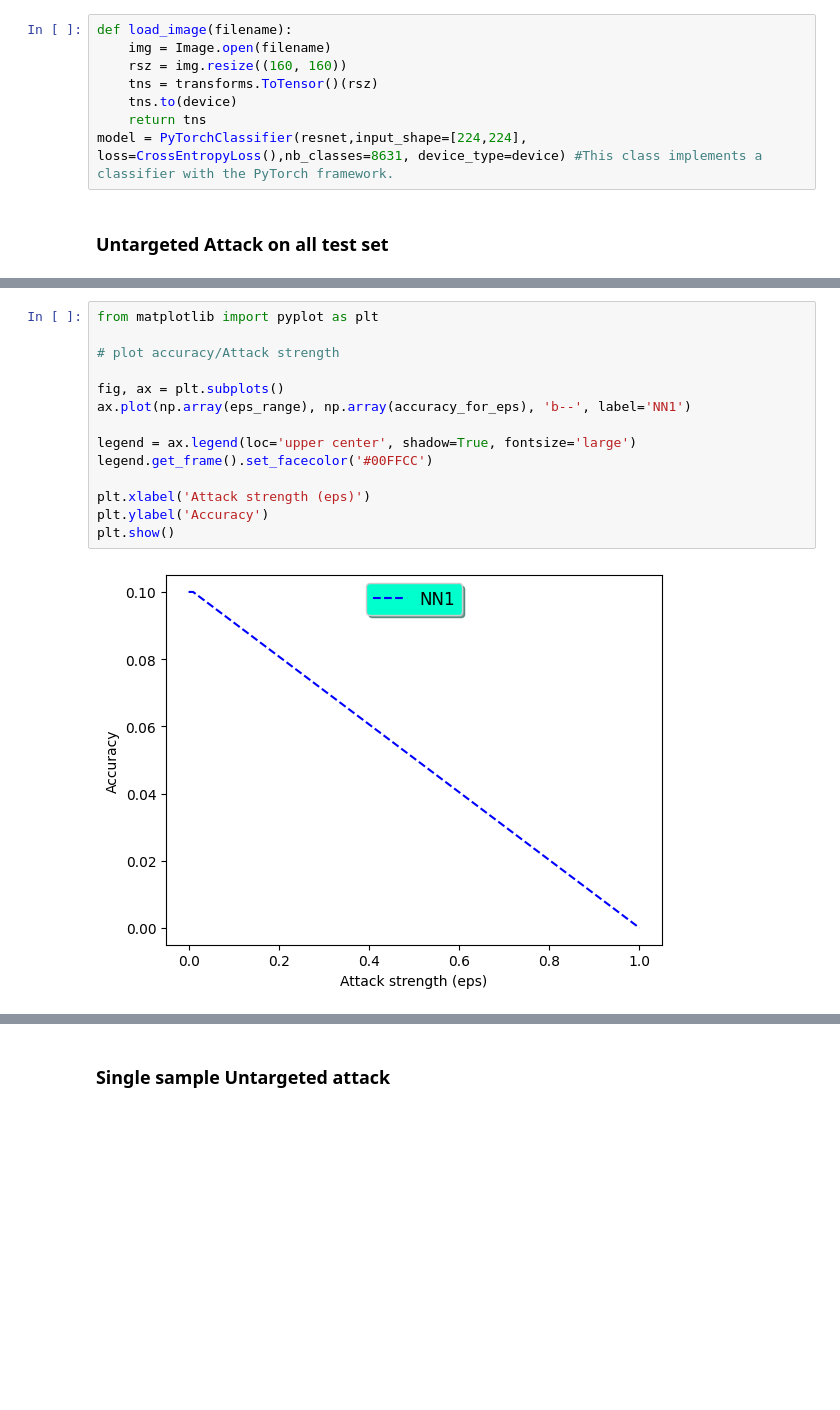
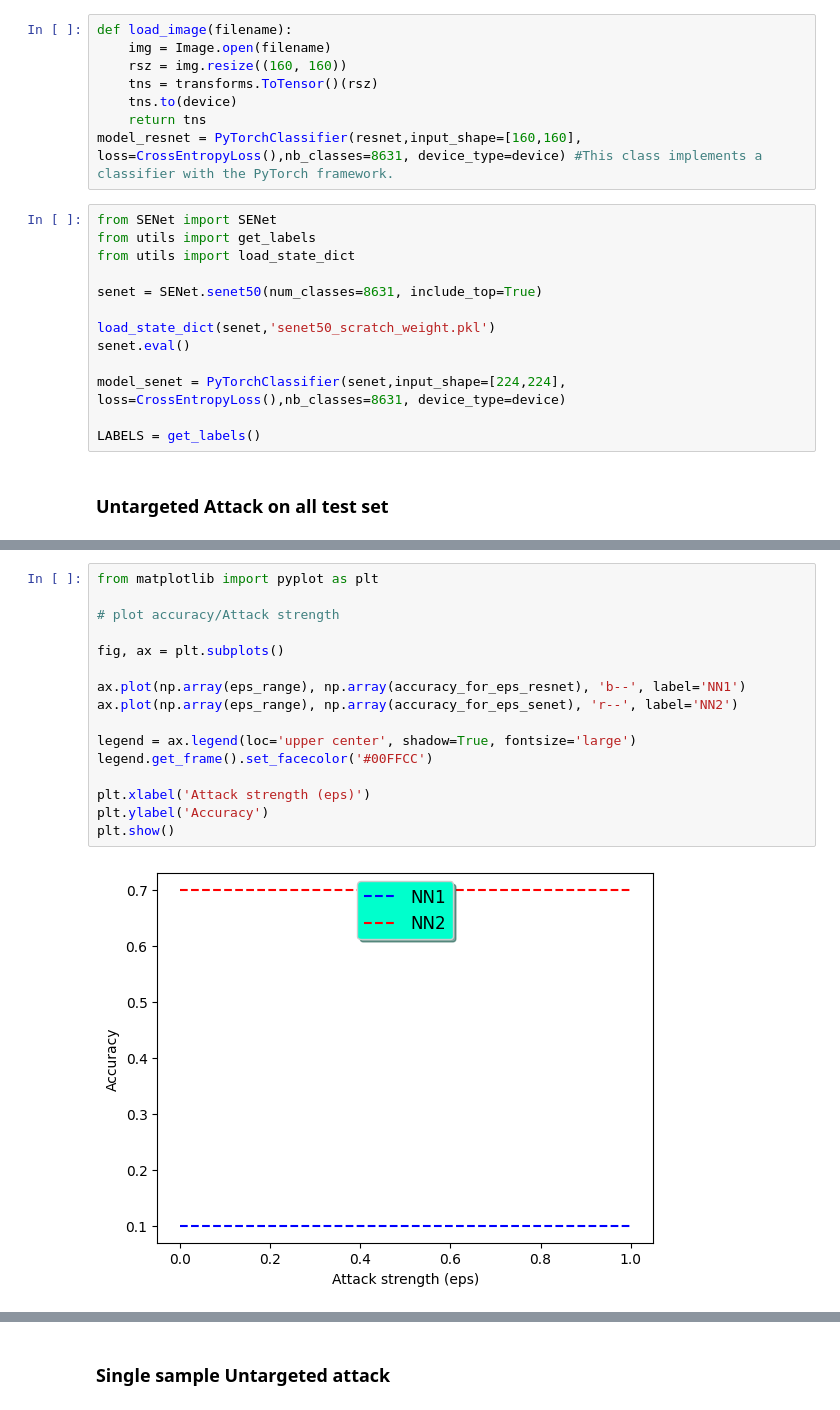
Before and after one commit to dany9999/Face_Recognition_Security, a Jupyter notebook: DeepFoolAttack.ipynb, the cells around one changed output, grey strips where cells are left out. Saved outputs shown, nothing was run; the diff lists cells and outputs as text; blank space fills up the shorter version.

```diff
--- a/DeepFoolAttack.ipynb
+++ b/DeepFoolAttack.ipynb
@@ -55,7 +58,20 @@ def load_image(filename):
     tns = transforms.ToTensor()(rsz)
     tns.to(device)
     return tns
-model = PyTorchClassifier(resnet,input_shape=[224,224], loss=CrossEntropyLoss(),nb_classes=8631, device_type=device) #This class implements a classifier with the PyTorch framework.
+model_resnet = PyTorchClassifier(resnet,input_shape=[160,160], loss=CrossEntropyLoss(),nb_classes=8631, device_type=device) #This class implements a classifier with the PyTorch framework.
+# %%
+from SENet import SENet
+from utils import get_labels
+from utils import load_state_dict
+
+senet = SENet.senet50(num_classes=8631, include_top=True)
+
+load_state_dict(senet,'senet50_scratch_weight.pkl')
+senet.eval()
+
+model_senet = PyTorchClassifier(senet,input_shape=[224,224], loss=CrossEntropyLoss(),nb_classes=8631, device_type=device)
+
+LABELS = get_labels()
 # %% [markdown]
 ### Untargeted Attack on all test set
 # %%
@@ -132,16 +175,18 @@ print(perturbation_for_eps)
 # %%
 from matplotlib import pyplot as plt
 
 # plot accuracy/Attack strength
 
 fig, ax = plt.subplots()
-ax.plot(np.array(eps_range), np.array(accuracy_for_eps), 'b--', label='NN1')
+
+ax.plot(np.array(eps_range), np.array(accuracy_for_eps_resnet), 'b--', label='NN1')
+ax.plot(np.array(eps_range), np.array(accuracy_for_eps_senet), 'r--', label='NN2')
 
 legend = ax.legend(loc='upper center', shadow=True, fontsize='large')
 legend.get_frame().set_facecolor('#00FFCC')
 
 plt.xlabel('Attack strength (eps)')
 plt.ylabel('Accuracy')
 plt.show()
 # %% [output]
-[figure, old version]
+[figure, new version]
```
Also changed, not shown: parts of 9 cells of this notebook.
